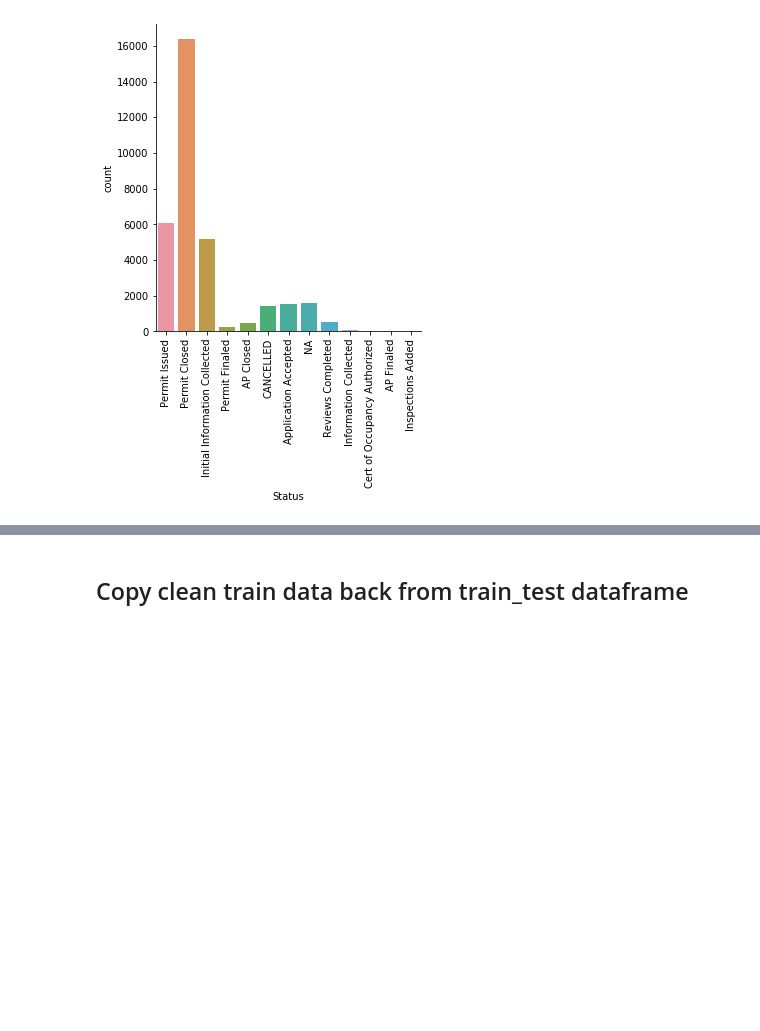
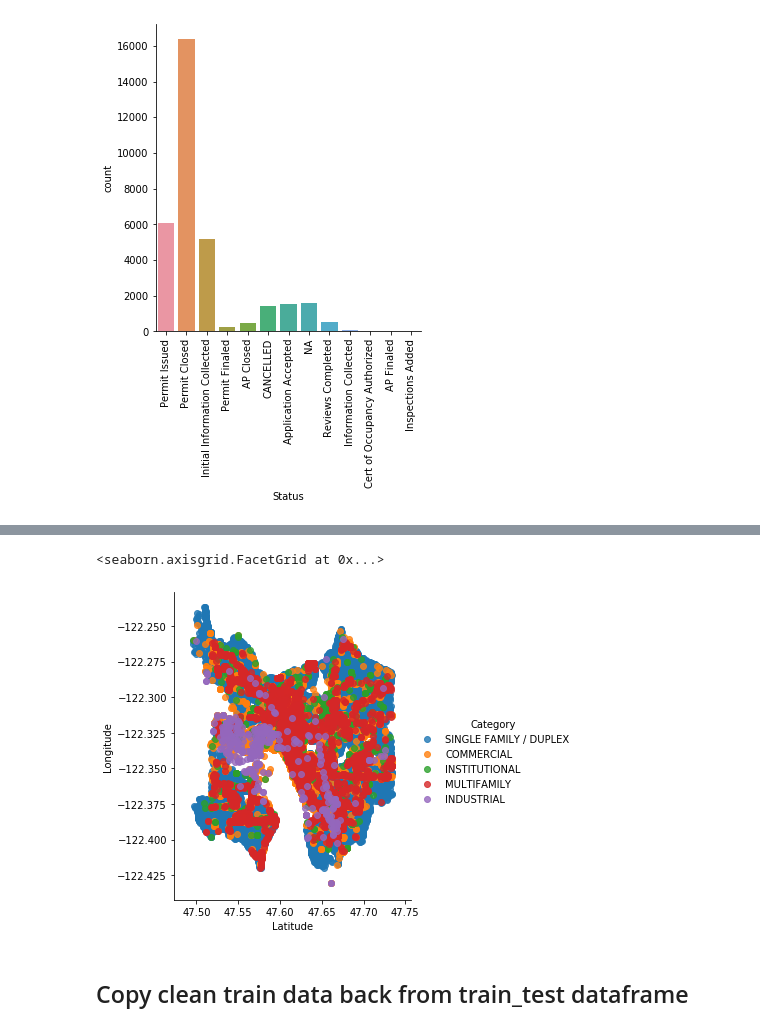
Before and after one commit to RishabhRJain/Building-permit-category-prediction-challenge, a Jupyter notebook: code.ipynb, the cells around one changed output, grey strips where cells are left out. Saved outputs shown, nothing was run; the diff lists cells and outputs as text; code cells hidden in the pictures; blank space fills up the shorter version.

```diff
--- a/code.ipynb
+++ b/code.ipynb
@@ -256,3 +332,8 @@ status_plot.set_titles('Status' )
+# %%
+sns.lmplot( x="Latitude", y="Longitude", data=df_copy, fit_reg=False, hue='Category', legend=True)
+# %% [output]
+<seaborn.axisgrid.FacetGrid at 0x...>
+[figure, added]
 # %% [markdown]
 ## Copy clean train data back from train_test dataframe
 # %%
```
Also changed, not shown: parts of 69 cells of this notebook, 1 other file.
